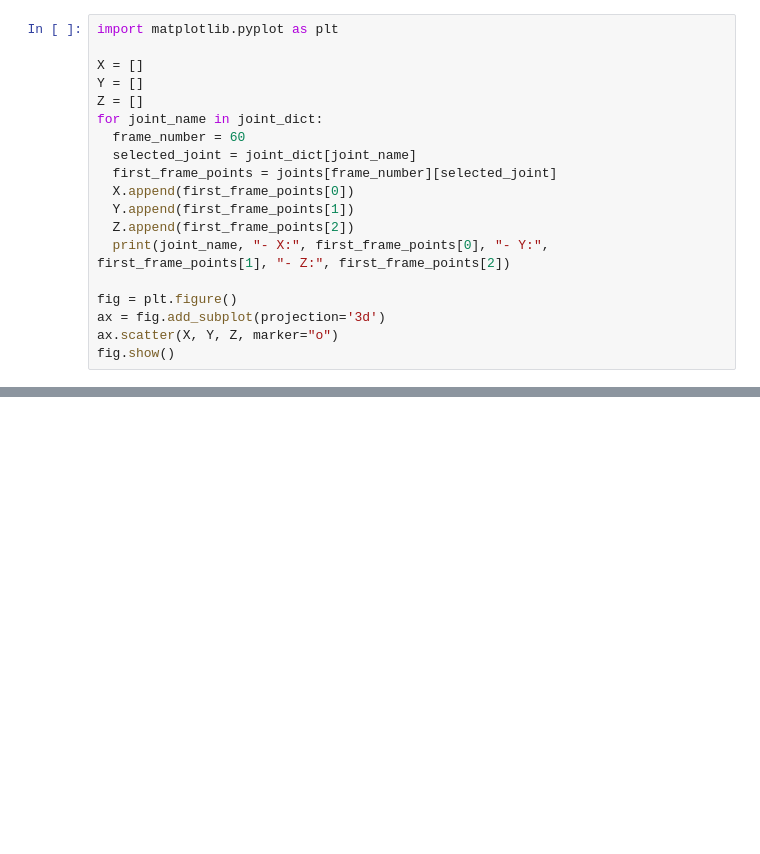
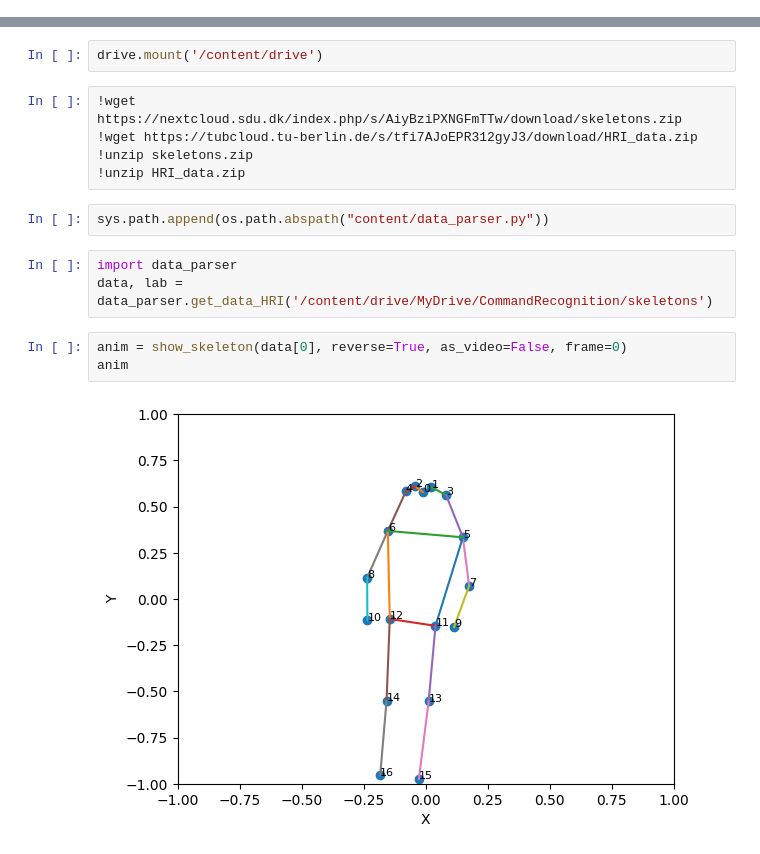
Before and after one commit to deniz997/pedestrian-pose-recognition, a Jupyter notebook: CommandRecognition.ipynb, the cells around one changed output, grey strips where cells are left out. Drawn from its saved outputs; the diff is of its cells as text; blank space fills up the shorter version.

```diff
--- a/CommandRecognition.ipynb
+++ b/CommandRecognition.ipynb
@@ -41,19 +0,0 @@ if joints:
-# %%
-import matplotlib.pyplot as plt
-
-X = []
-Y = []
-Z = []
-for joint_name in joint_dict:
-  frame_number = 60
-  selected_joint = joint_dict[joint_name]
-  first_frame_points = joints[frame_number][selected_joint]
-  X.append(first_frame_points[0])
-  Y.append(first_frame_points[1])
-  Z.append(first_frame_points[2])
-  print(joint_name, "- X:", first_frame_points[0], "- Y:", first_frame_points[1], "- Z:", first_frame_points[2])
-
-fig = plt.figure()
-ax = fig.add_subplot(projection='3d')
-ax.scatter(X, Y, Z, marker="o")
-fig.show()
@@ -78,0 +129,17 @@ RAnkle - X: 0.5423 - Y: 1.2198 - Z: 3.494
+# %%
+drive.mount('/content/drive')
+# %%
+!wget https://nextcloud.sdu.dk/index.php/s/AiyBziPXNGFmTTw/download/skeletons.zip
+!wget https://tubcloud.tu-berlin.de/s/tfi7AJoEPR312gyJ3/download/HRI_data.zip
+!unzip skeletons.zip
+!unzip HRI_data.zip
+# %%
+sys.path.append(os.path.abspath("content/data_parser.py"))
+# %%
+import data_parser
+data, lab = data_parser.get_data_HRI('/content/drive/MyDrive/CommandRecognition/skeletons')
+# %%
+anim = show_skeleton(data[0], reverse=True, as_video=False, frame=0)
+anim
+# %% [output]
+[figure, added]
```
Also changed, not shown: parts of 12 cells of this notebook.
